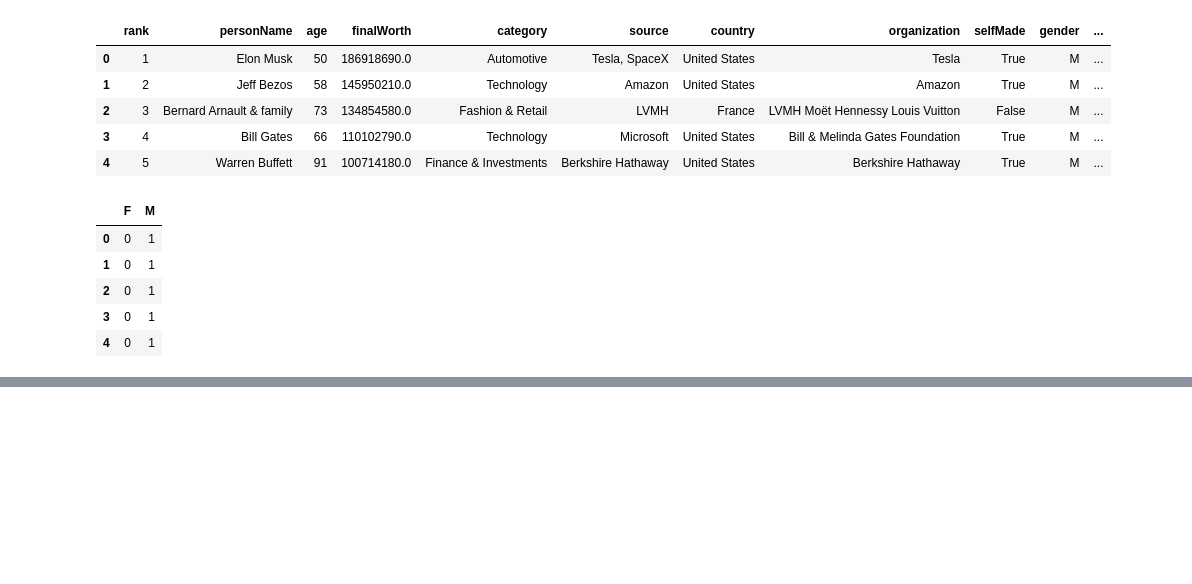
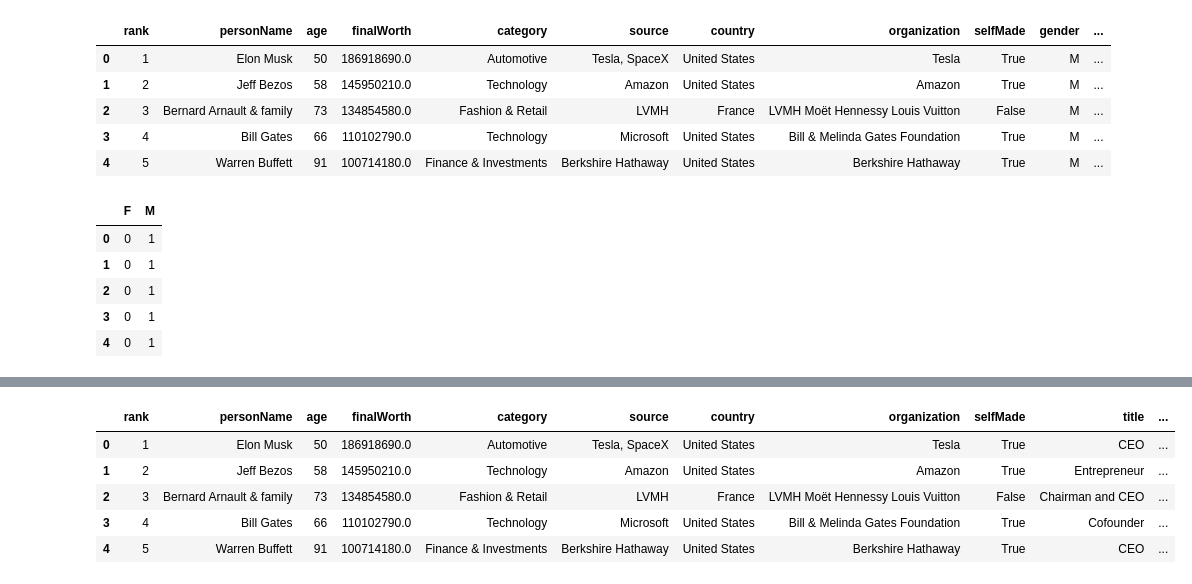
Before and after one commit to crozasc/Clean-and-format-input-dataset, a Jupyter notebook: main.ipynb, the cells around one changed output, grey strips where cells are left out. Saved outputs shown, nothing was run; the diff lists cells and outputs as text; code cells hidden in the pictures; blank space fills up the shorter version.

```diff
--- a/main.ipynb
+++ b/main.ipynb
@@ -243,2 +256,12 @@ df.head()
+# %%
+df.set_index("rank")
+df.head()
+# %% [output]
+|  | rank | personName | age | finalWorth | category | source | country | organization | selfMade | title | ... |
+| 0 | 1 | Elon Musk | 50 | 186918690.0 | Automotive | Tesla, SpaceX | United States | Tesla | True | CEO | ... |
+| 1 | 2 | Jeff Bezos | 58 | 145950210.0 | Technology | Amazon | United States | Amazon | True | Entrepreneur | ... |
+| 2 | 3 | Bernard Arnault & family | 73 | 134854580.0 | Fashion & Retail | LVMH | France | LVMH Moët Hennessy Louis Vuitton | False | Chairman and CEO | ... |
+| 3 | 4 | Bill Gates | 66 | 110102790.0 | Technology | Microsoft | United States | Bill & Melinda Gates Foundation | True | Cofounder | ... |
+| 4 | 5 | Warren Buffett | 91 | 100714180.0 | Finance & Investments | Berkshire Hathaway | United States | Berkshire Hathaway | True | CEO | ... |
 # %%
 # Guardar el conjunto de datos procesado.
```
Also changed, not shown: parts of 12 cells of this notebook, 1 other file.
